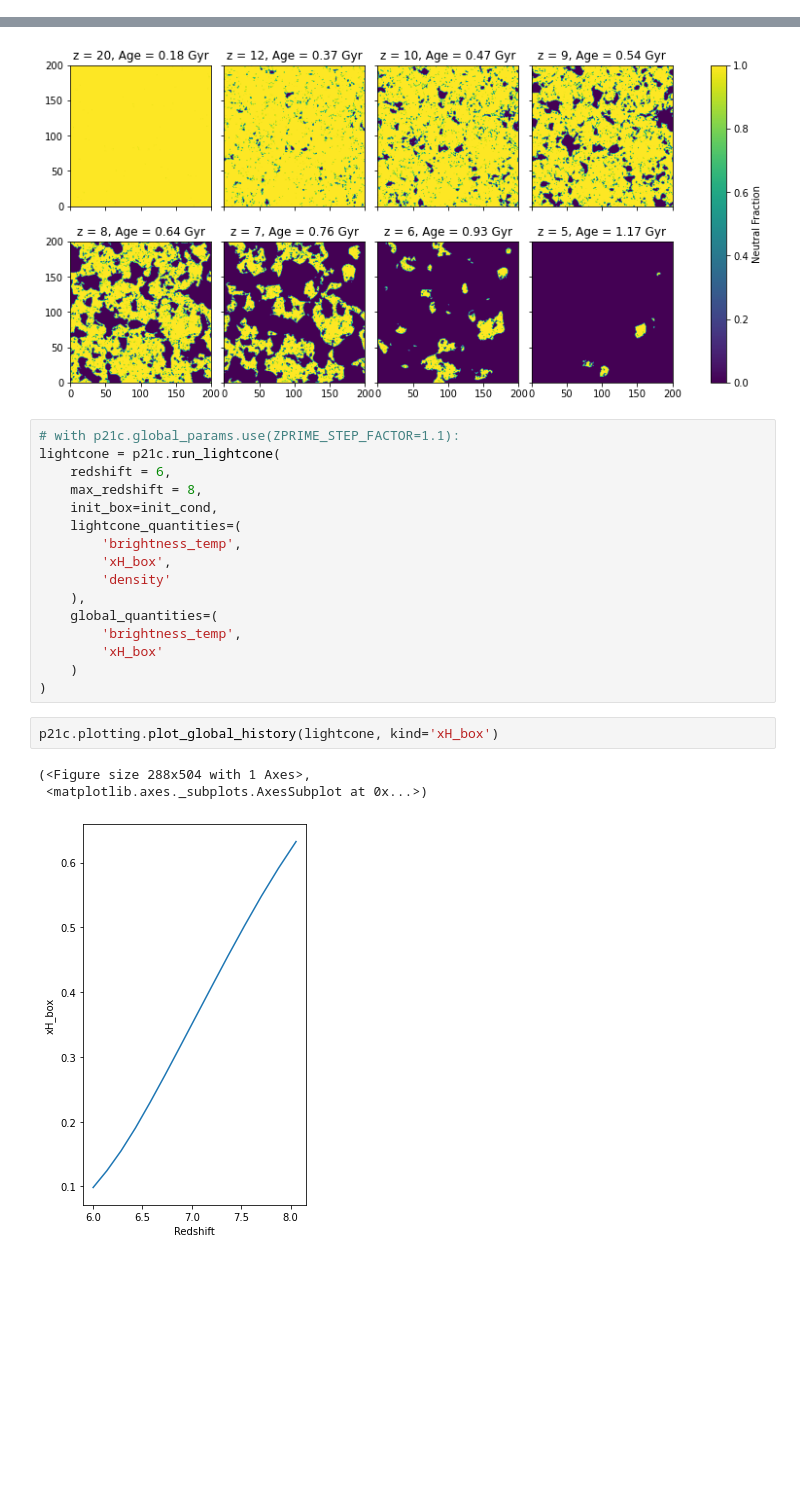
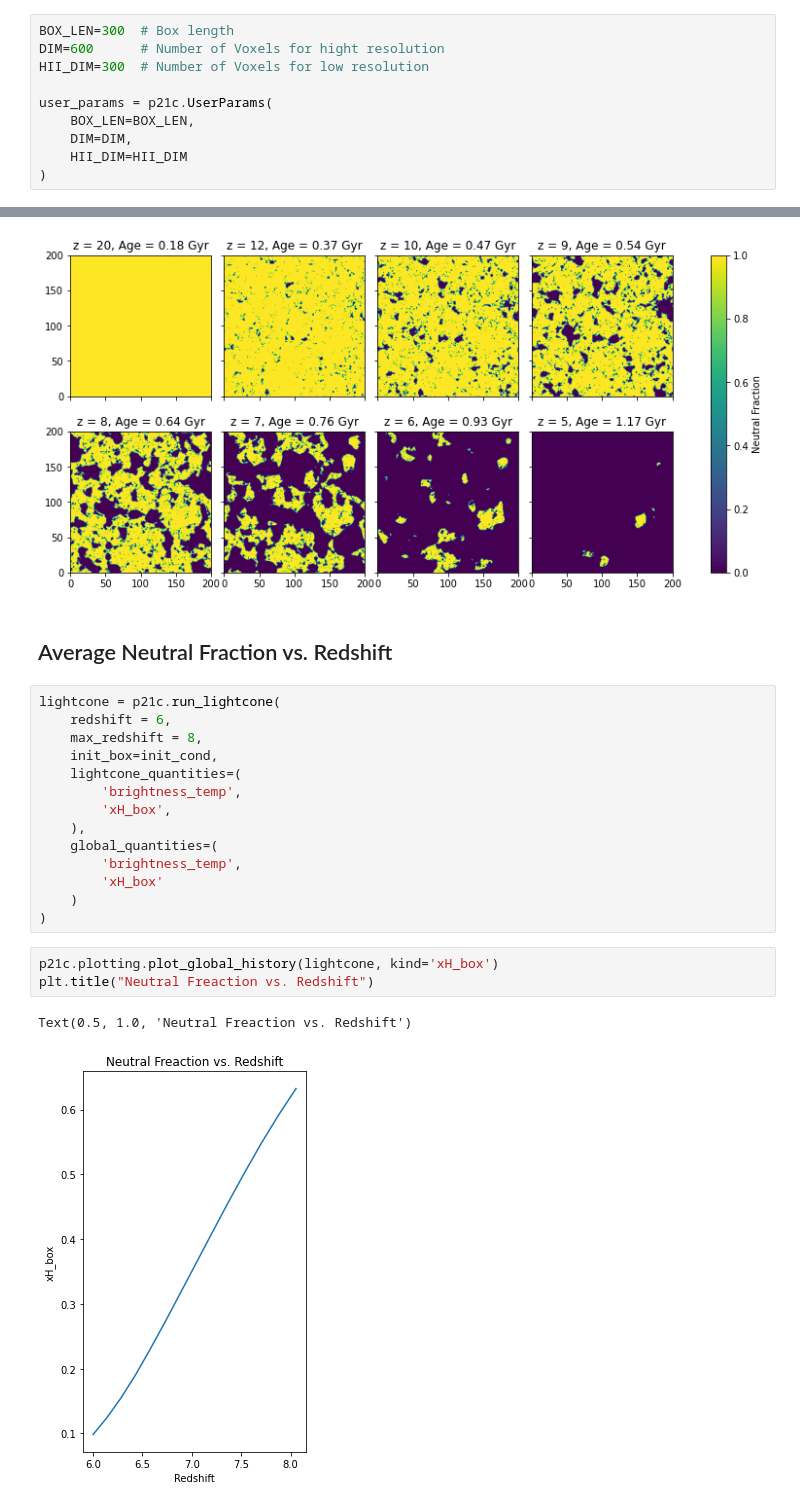
Before and after one commit to tommychinwj/HI_characterization, a Jupyter notebook: HI_characterization.ipynb, the cells around one changed output, grey strips where cells are left out. Cells and saved outputs as stored; diff of their text form; blank space fills up the shorter version.

```diff
--- a/HI_characterization.ipynb
+++ b/HI_characterization.ipynb
@@ -15,0 +16,10 @@ user_params = p21c.UserParams(
+# %%
+BOX_LEN=300  # Box length
+DIM=600      # Number of Voxels for hight resolution
+HII_DIM=300  # Number of Voxels for low resolution
+
+user_params = p21c.UserParams(
+    BOX_LEN=BOX_LEN,
+    DIM=DIM,
+    HII_DIM=HII_DIM
+)
@@ -33,8 +47,9 @@ cbar = plt.colorbar(im, ax=ax.ravel().tolist())
 cbar.set_label("Neutral Fraction")
 # %% [output]
 [figure]
+# %% [markdown]
+## Average Neutral Fraction vs. Redshift
 # %%
-# with p21c.global_params.use(ZPRIME_STEP_FACTOR=1.1):
 lightcone = p21c.run_lightcone(
     redshift = 6,
     max_redshift = 8,
@@ -42,7 +57,6 @@ lightcone = p21c.run_lightcone(
     lightcone_quantities=(
         'brightness_temp',
         'xH_box',
-        'density'
     ),
     global_quantities=(
         'brightness_temp',
@@ -51,7 +65,7 @@ lightcone = p21c.run_lightcone(
 )
 # %%
 p21c.plotting.plot_global_history(lightcone, kind='xH_box')
+plt.title("Neutral Freaction vs. Redshift")
 # %% [output]
-(<Figure size 288x504 with 1 Axes>,
- <matplotlib.axes._subplots.AxesSubplot at 0x...>)
+Text(0.5, 1.0, 'Neutral Freaction vs. Redshift')
-[figure, old version]
+[figure, new version]
```
Also changed, not shown: parts of 17 cells of this notebook.
